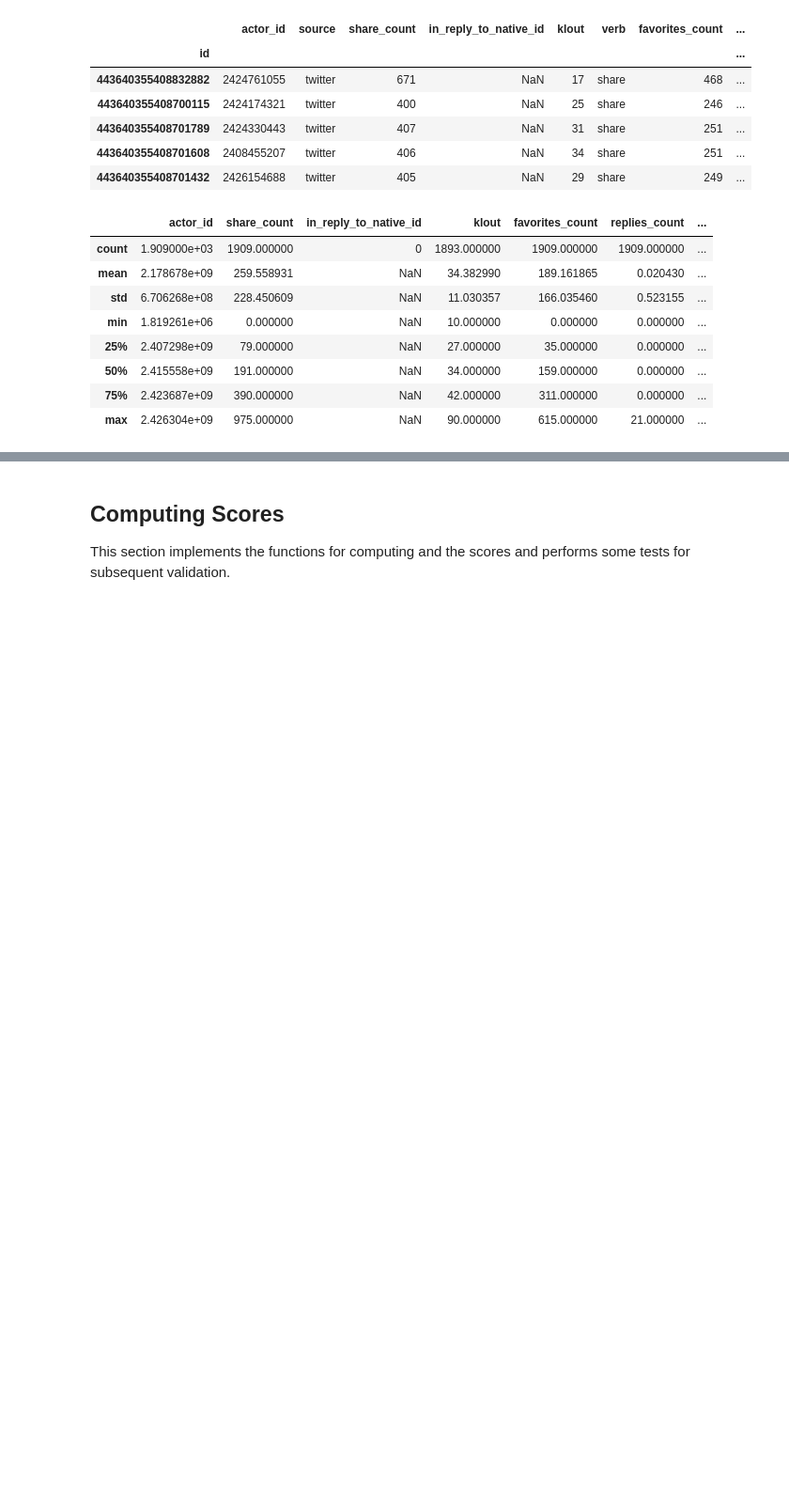
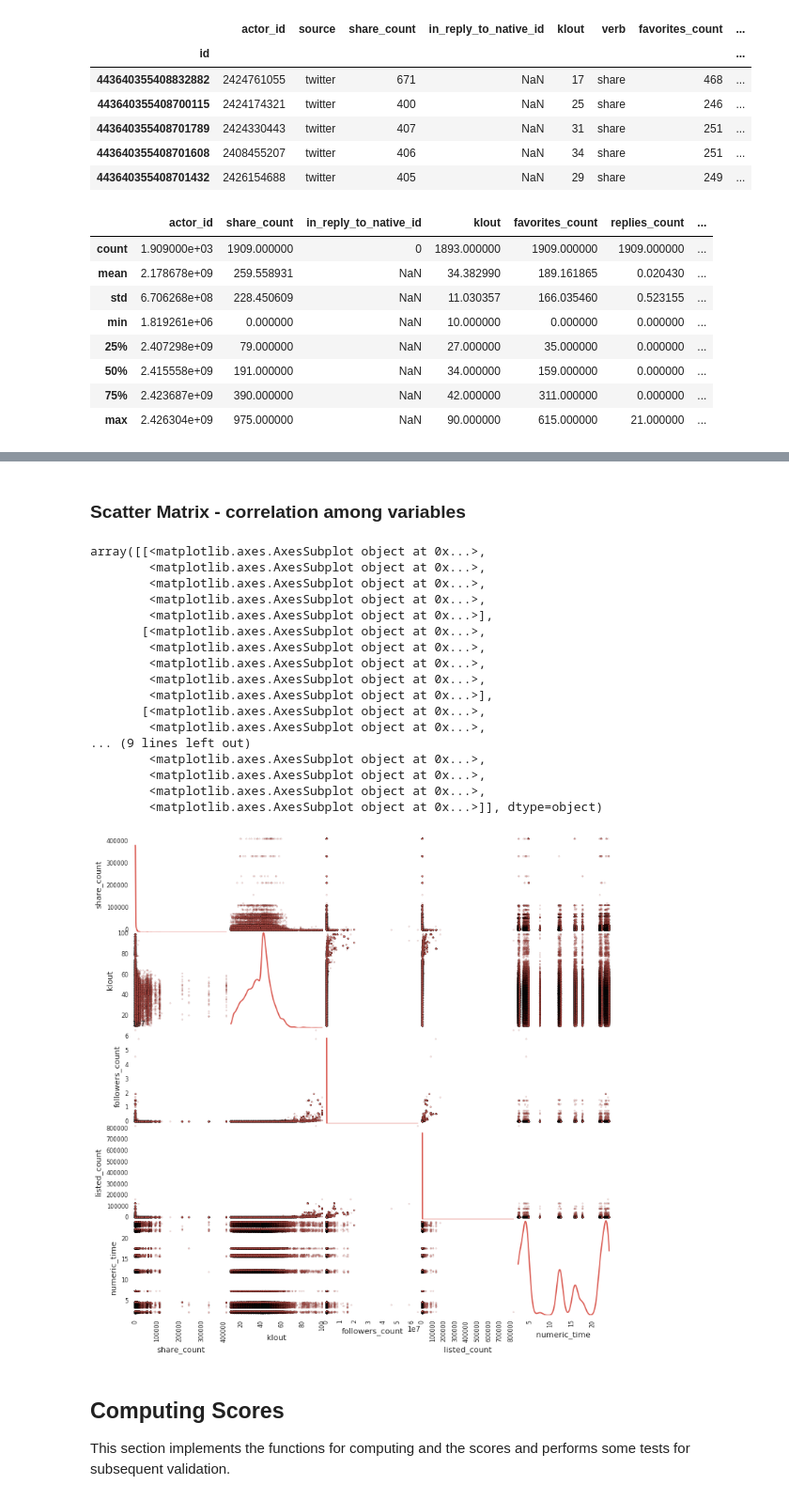
Before and after one commit to encorealerts/ipython-experiments, a Jupyter notebook: adornes/python_analysis_score_alerts.ipynb, the cells around one changed output, grey strips where cells are left out. Shown at 94% size. Saved outputs shown, nothing was run; the diff lists cells and outputs as text; code cells hidden in the pictures; blank space fills up the shorter version.

```diff
--- a/adornes/python_analysis_score_alerts.ipynb
+++ b/adornes/python_analysis_score_alerts.ipynb
@@ -192,0 +207,20 @@ activities_urls.describe()
+# %%
+# Merge Activities and Actors data to build a regression model over it
+regdata = pd.merge(activities[["share_count","klout","actor_id", "created_at"]],
+                   actors[["followers_count", "listed_count"]],
+                   left_on="actor_id", right_index=True)
+
+# Add column with a float representation of hour and minute of activity
+regdata["numeric_time"] = map(lambda t: float(t.hour) + float(t.minute)/60,
+                              regdata["created_at"].tolist())
+# %%
+def fit_regression_model(formula, data):
+    # Fit regression model
+    results = smf.ols(formula, data=data).fit()
+
+    # Inspect the results
+    print results.params
+    print results.bse
+    print results.summary()
+
+fit_regression_model('share_count ~ klout + followers_count + listed_count + numeric_time', regdata)
@@ -192,0 +245,2 @@ activities_urls.describe()
+# %%
+fit_regression_model('share_count ~ klout + numeric_time', regdata)
@@ -193,3 +265,26 @@ activities_urls.describe()
+# %% [markdown]
+### Scatter Matrix - correlation among variables
+# %%
+scatter_matrix(regdata, alpha=0.2, figsize=(12, 12), diagonal='kde')
+# %% [output]
+array([[<matplotlib.axes.AxesSubplot object at 0x...>,
+        <matplotlib.axes.AxesSubplot object at 0x...>,
+        <matplotlib.axes.AxesSubplot object at 0x...>,
+        <matplotlib.axes.AxesSubplot object at 0x...>,
+        <matplotlib.axes.AxesSubplot object at 0x...>],
+       [<matplotlib.axes.AxesSubplot object at 0x...>,
+        <matplotlib.axes.AxesSubplot object at 0x...>,
+        <matplotlib.axes.AxesSubplot object at 0x...>,
+        <matplotlib.axes.AxesSubplot object at 0x...>,
+        <matplotlib.axes.AxesSubplot object at 0x...>],
+       [<matplotlib.axes.AxesSubplot object at 0x...>,
+        <matplotlib.axes.AxesSubplot object at 0x...>,
+... (9 lines left out)
+        <matplotlib.axes.AxesSubplot object at 0x...>,
+        <matplotlib.axes.AxesSubplot object at 0x...>,
+        <matplotlib.axes.AxesSubplot object at 0x...>,
+        <matplotlib.axes.AxesSubplot object at 0x...>]], dtype=object)
+[figure, added]
 # %% [markdown]
 ## Computing Scores
 
```
Also changed, not shown: parts of 18 cells of this notebook.
